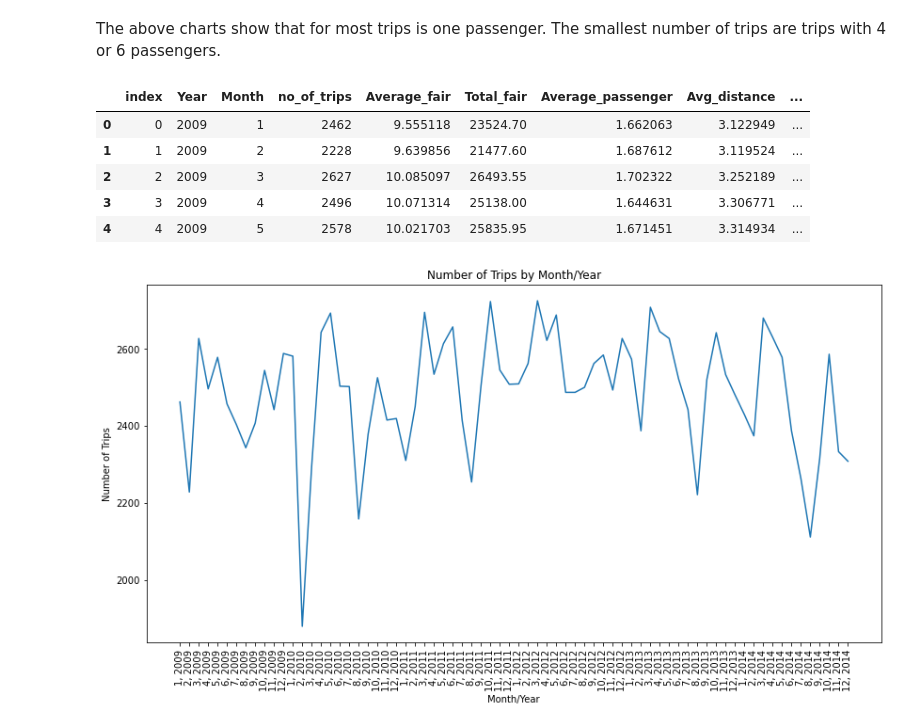
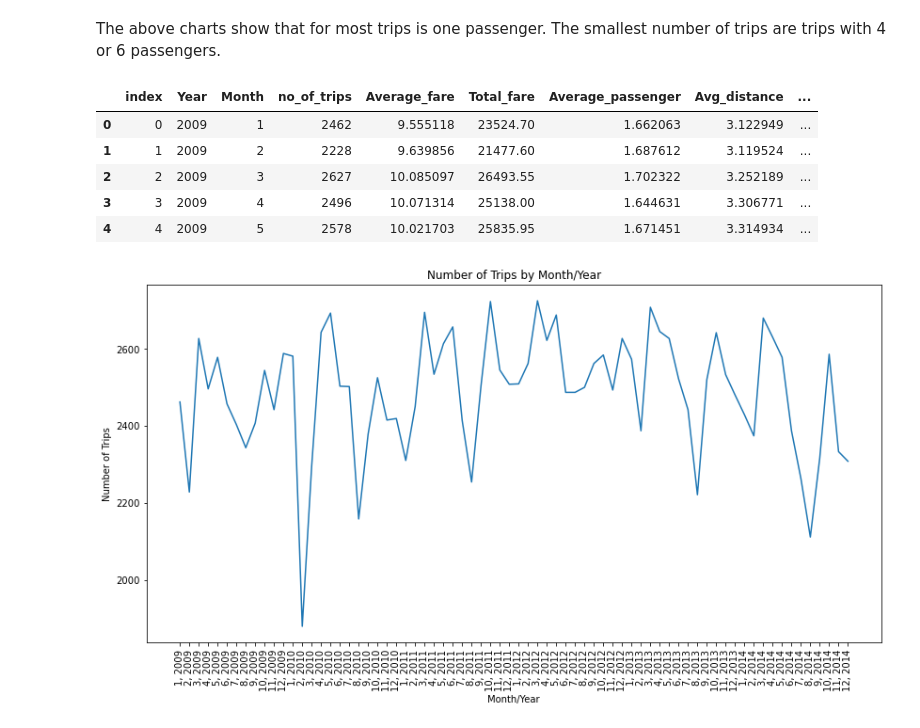
Before and after one commit to Maliha2030/Project1_The_A_Team_Uber, a Jupyter notebook: Final Project Script.ipynb, the cells around one changed output. Drawn from its saved outputs; the diff is of its cells as text; code cells hidden in the pictures.

```diff
--- a/Final Project Script.ipynb
+++ b/Final Project Script.ipynb
@@ -361,21 +361,21 @@ The above charts show that for most trips is one passenger. The smallest number
 # %%
 # Calculate number of trips based on year and month
 year_trips = uber_file_df.groupby(['Year','Month']).agg(
     no_of_trips = ('counter','count'),
-    Average_fair = ('fare_amount','mean'),
-    Total_fair = ('fare_amount','sum'),
+    Average_fare = ('fare_amount','mean'),
+    Total_fare = ('fare_amount','sum'),
     Average_passenger = ('passenger_count','mean'),
     Avg_distance = ( 'Distance', 'mean')).reset_index()
 
 year_trips['avg_no_of_trips'] = year_trips['no_of_trips']/30
 
 year_trips['month_year'] = year_trips['Month'].astype(str) +", "+ year_trips['Year'].astype(str)
 
 year_trips = year_trips.reset_index()
 
 year_trips.head()
 # %% [output]
-|  | index | Year | Month | no_of_trips | Average_fair | Total_fair | Average_passenger | Avg_distance | ... |
+|  | index | Year | Month | no_of_trips | Average_fare | Total_fare | Average_passenger | Avg_distance | ... |
 | 0 | 0 | 2009 | 1 | 2462 | 9.555118 | 23524.70 | 1.662063 | 3.122949 | ... |
 | 1 | 1 | 2009 | 2 | 2228 | 9.639856 | 21477.60 | 1.687612 | 3.119524 | ... |
 | 2 | 2 | 2009 | 3 | 2627 | 10.085097 | 26493.55 | 1.702322 | 3.252189 | ... |
```
Also changed, not shown: parts of 2 cells of this notebook.
